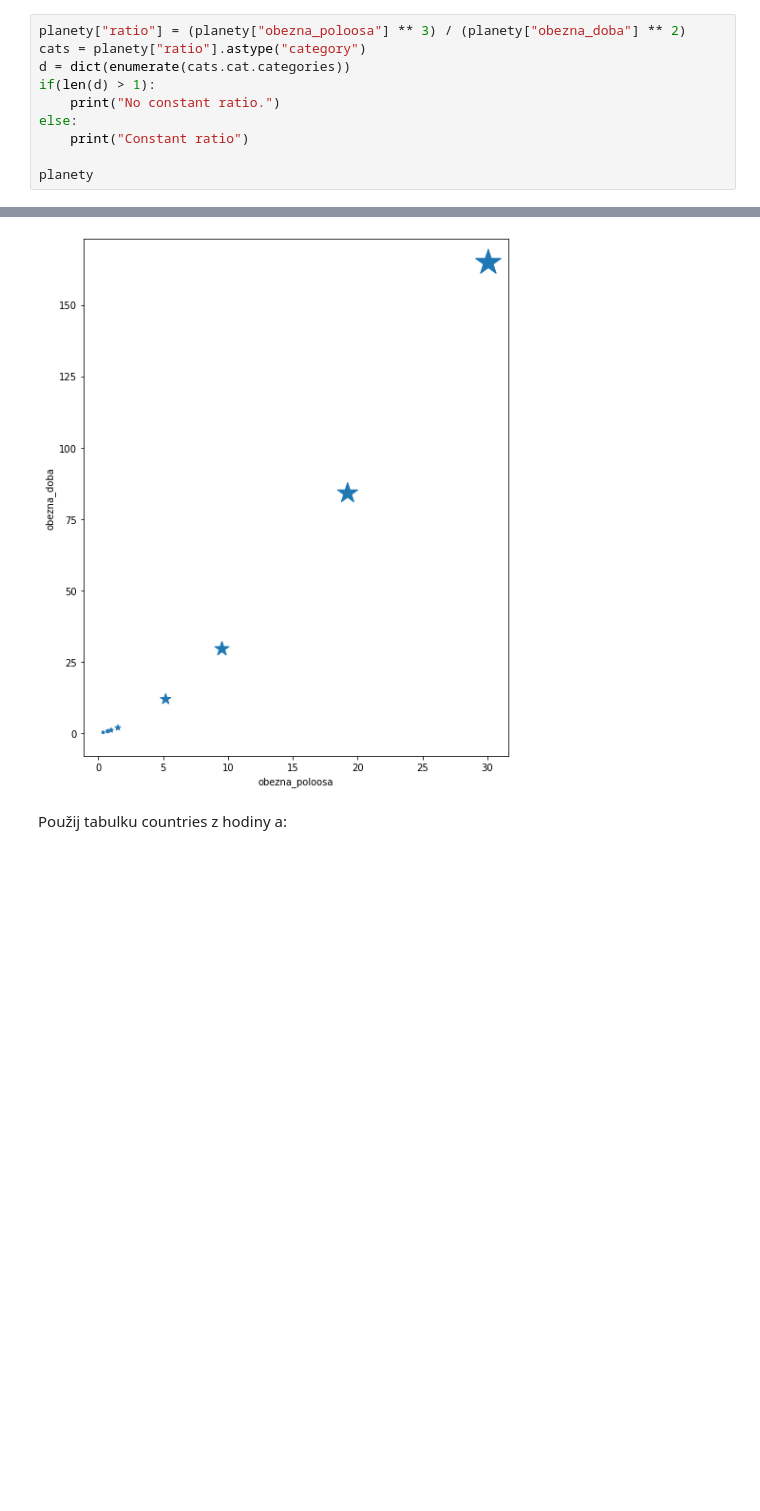
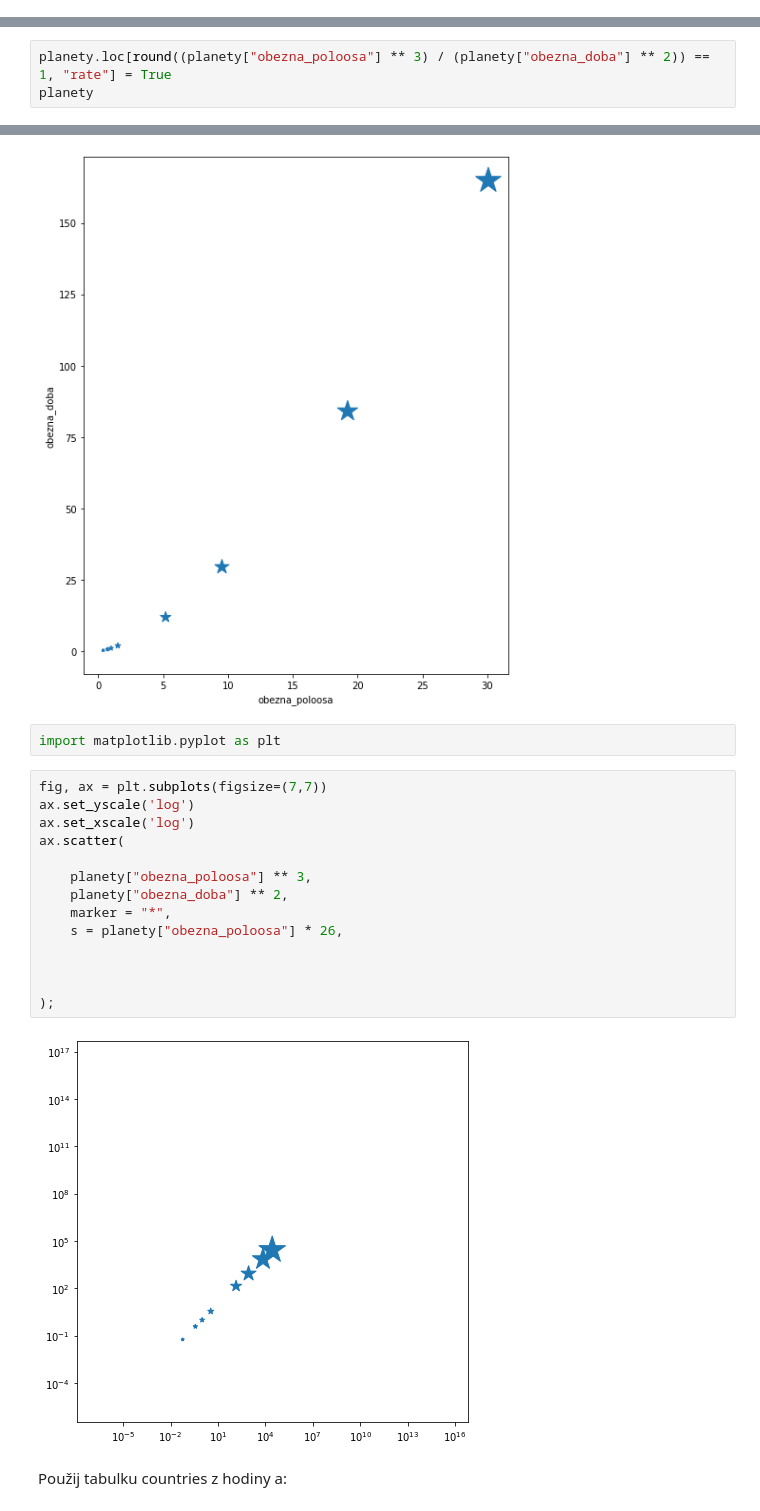
Before and after one commit to hadka/python_data_training, a Jupyter notebook: Ukoly 2.ipynb, the cells around one changed output, grey strips where cells are left out. Cells and saved outputs as stored; diff of their text form; blank space fills up the shorter version.

```diff
--- a/Ukoly 2.ipynb
+++ b/Ukoly 2.ipynb
@@ -27,10 +45,0 @@ planety
-# %%
-planety["ratio"] = (planety["obezna_poloosa"] ** 3) / (planety["obezna_doba"] ** 2)
-cats = planety["ratio"].astype("category")
-d = dict(enumerate(cats.cat.categories))
-if(len(d) > 1):
-    print("No constant ratio.")
-else:
-    print("Constant ratio")
-
-planety
@@ -48,0 +46,3 @@ No constant ratio.
+# %%
+planety.loc[round((planety["obezna_poloosa"] ** 3) / (planety["obezna_doba"] ** 2)) == 1, "rate"] = True
+planety
@@ -60,6 +71,24 @@ planety.plot.scatter(
 );
 # %% [output]
 [figure]
+# %%
+import matplotlib.pyplot as plt
+# %%
+fig, ax = plt.subplots(figsize=(7,7))
+ax.set_yscale('log')
+ax.set_xscale('log')
+ax.scatter(
+
+    planety["obezna_poloosa"] ** 3,
+    planety["obezna_doba"] ** 2,
+    marker = "*",
+    s = planety["obezna_poloosa"] * 26,
+
+
+
+);
+# %% [output]
+[figure, added]
 # %% [markdown]
 Použij tabulku countries z hodiny a:
 # %% [markdown]
```
Also changed, not shown: parts of 8 cells of this notebook, 1 other file.
